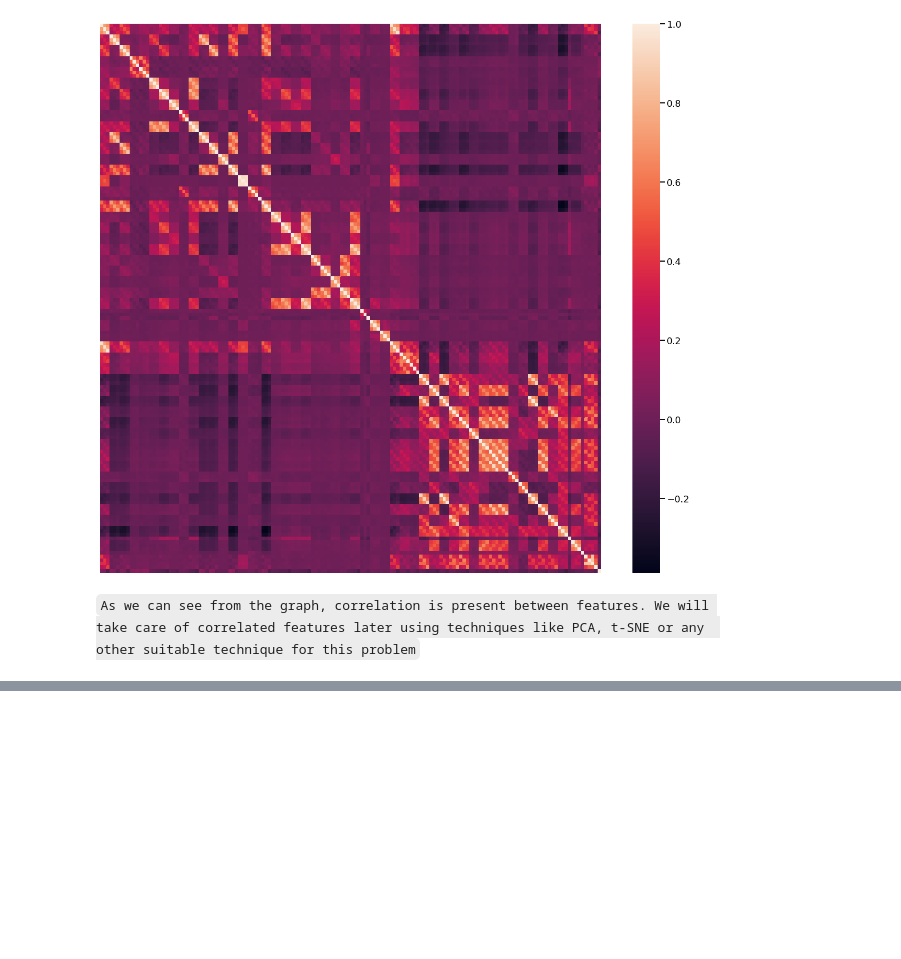
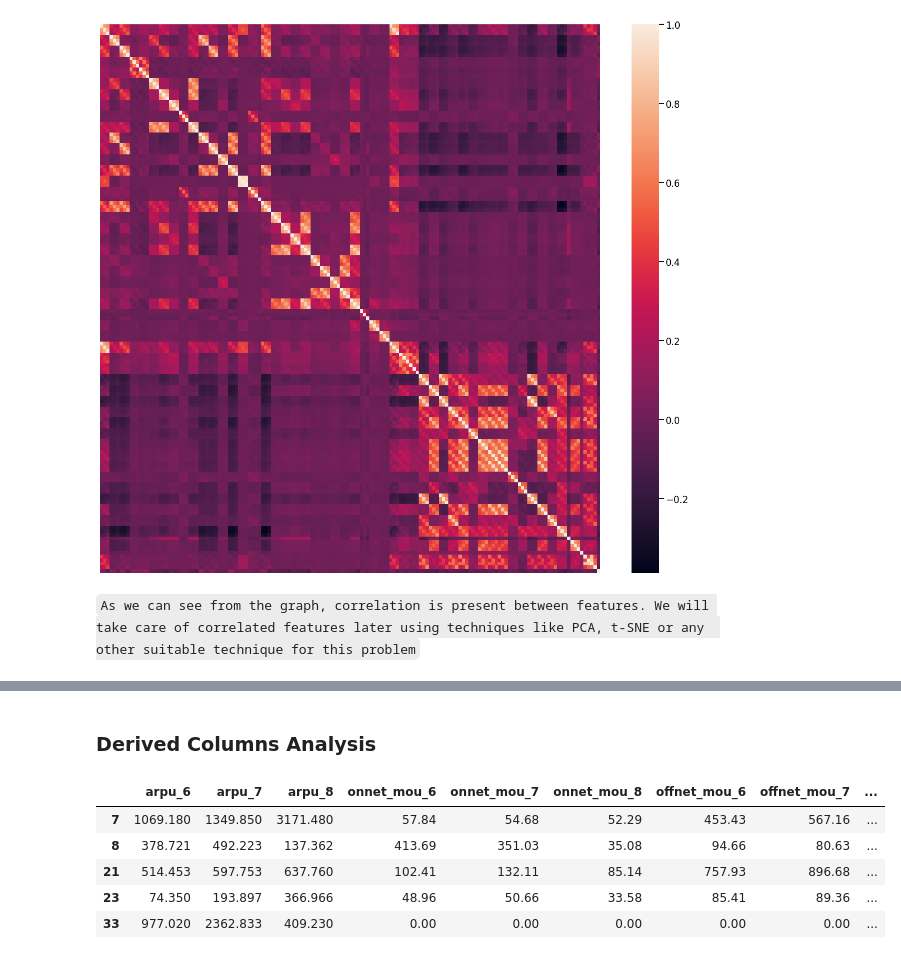
Before and after one commit to nveenkumr/TelecomChurn-ML, a Jupyter notebook: TelecomChurn-MLCaseStudy.ipynb, the cells around one changed output, grey strips where cells are left out. Cells and saved outputs as stored; diff of their text form; code cells hidden in the pictures; blank space fills up the shorter version.

Commit message:
Derived column analysis

```diff
--- a/TelecomChurn-MLCaseStudy.ipynb
+++ b/TelecomChurn-MLCaseStudy.ipynb
@@ -381,0 +382,11 @@ memory usage: 34.8+ MB
+# %% [markdown]
+### Derived Columns Analysis
+# %%
+telecom.head()
+# %% [output]
+|  | arpu_6 | arpu_7 | arpu_8 | onnet_mou_6 | onnet_mou_7 | onnet_mou_8 | offnet_mou_6 | offnet_mou_7 | ... |
+| 7 | 1069.180 | 1349.850 | 3171.480 | 57.84 | 54.68 | 52.29 | 453.43 | 567.16 | ... |
+| 8 | 378.721 | 492.223 | 137.362 | 413.69 | 351.03 | 35.08 | 94.66 | 80.63 | ... |
+| 21 | 514.453 | 597.753 | 637.760 | 102.41 | 132.11 | 85.14 | 757.93 | 896.68 | ... |
+| 23 | 74.350 | 193.897 | 366.966 | 48.96 | 50.66 | 33.58 | 85.41 | 89.36 | ... |
+| 33 | 977.020 | 2362.833 | 409.230 | 0.00 | 0.00 | 0.00 | 0.00 | 0.00 | ... |
```
Also changed, not shown: parts of 8 cells of this notebook.
